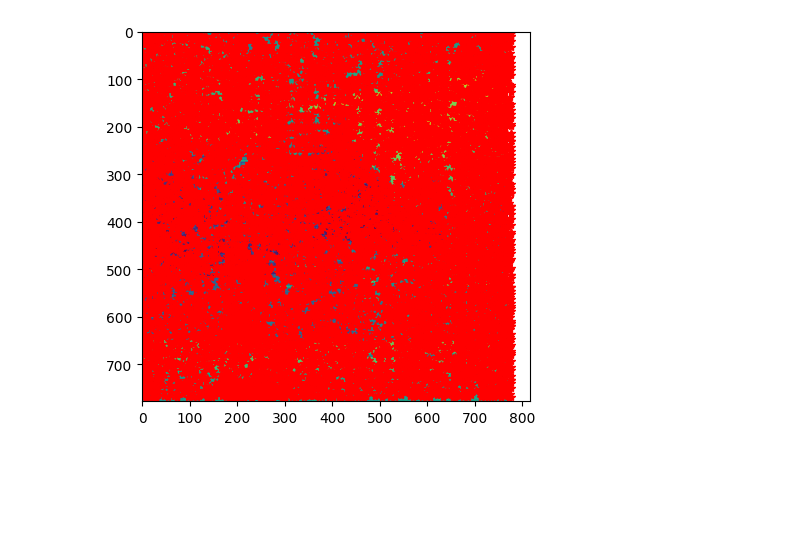
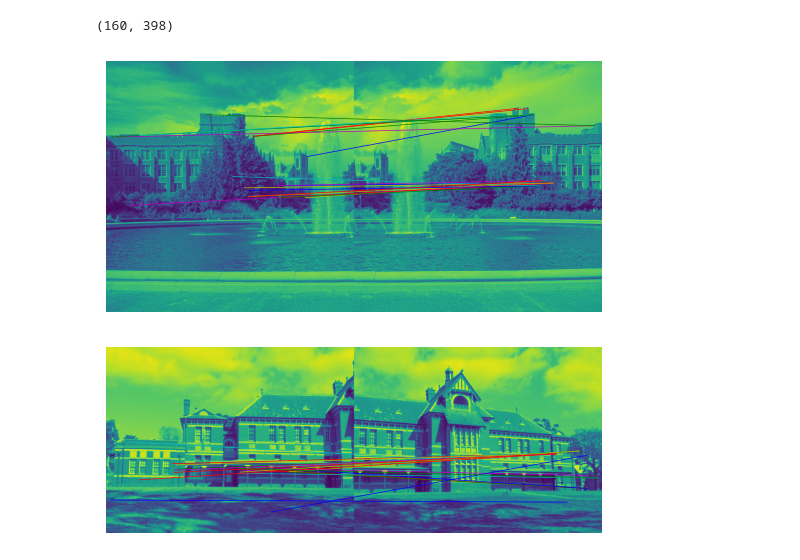
Before and after one commit to KrzysztofGG/ZAW, a Jupyter notebook: lab6/lab6.ipynb, the cells around one changed output. Drawn from its saved outputs; the diff is of its cells as text; code cells hidden in the pictures; blank space fills up the shorter version.

```diff
--- a/lab6/lab6.ipynb
+++ b/lab6/lab6.ipynb
@@ -50,10 +48,0 @@ print(maxes)
-# %%
-def draw_stars(img, x, y):
-    f = plt.figure()
-    plt.imshow(img)
-    plt.plot(x, y, '*', color='r')
-    plt.show()
-
-draw_stars(fon1, maxes[2], maxes[3])
-# %% [output]
-[figure, removed]
@@ -59,0 +67,17 @@ draw_stars(fon1, maxes[2], maxes[3])
+# %%
+def descriptions(img, pts, size):
+    Y, X = img.shape
+
+    pts = list(filter(lambda pt: pt[0] >= size and pt[0] < Y - size
+                      and pt[1]>= size and pt[1] < X - size, zip(pts[0], pts[1])))
+
+    descs = []
+    for p in pts:
+        desc = img[p[0]-size:p[0]+size+1, p[1]-size:p[1]+size+1]
+        desc = desc.flatten()
+        descs.append(desc)
+
+    output = list(zip(pts, descs))
+    return output
+# %% [output]
+(160, 398)
@@ -59,0 +99,51 @@ draw_stars(fon1, maxes[2], maxes[3])
+# %%
+def vector_diff(v1, v2):
+    return sum(abs(v1 - v2))
+
+def compare_descs(pts_descs1, pts_descs2, n):
+
+    comparison = []
+
+    for pts1, v1 in pts_descs1:
+        for pts2, v2 in pts_descs2:
+            diff = vector_diff(v1, v2)
+            value = [pts1, pts2, diff]
+            comparison.append(value)
+
+    comparison.sort(key=lambda x: x[2], reverse=True)
+    comparison = comparison[:n]
+
+    return comparison
+
+c = compare_descs(pts_descs1, pts_descs2, 20)
+# %%
+from materialy_feature_points import pm
+
+def matches_flow(path1, path2, size=15, n=20):
+    path1 = 'materialy_feature_points/' + path1
+    path2 = 'materialy_feature_points/' + path2
+
+    img1 = cv2.imread(path1)
+    img1 = cv2.cvtColor(img1, cv2.COLOR_BGR2GRAY)
+    img2 = cv2.imread(path2)
+    img2 = cv2.cvtColor(img2, cv2.COLOR_BGR2GRAY)
+
+    H1 = harris(img1, size)
+    maxes1 = find_max(H1, size, 0.5)
+    pts_descs1 = descriptions(img1, maxes1, size)
+
+    H2 = harris(img2, size)
+    maxes2 = find_max(H2, size, 0.5)
+    pts_descs2 = descriptions(img2, maxes2, size)
+
+    c = compare_descs(pts_descs1, pts_descs2, n)
+
+    pm.plot_matches(img1, img2, c)
+
+matches_flow('fontanna1.jpg', 'fontanna2.jpg', 15)
+# %% [output]
+[figure, added]
+# %%
+matches_flow('budynek1.jpg', 'budynek2.jpg')
+# %% [output]
+[figure, added]
```
Also changed, not shown: parts of 10 cells of this notebook.
